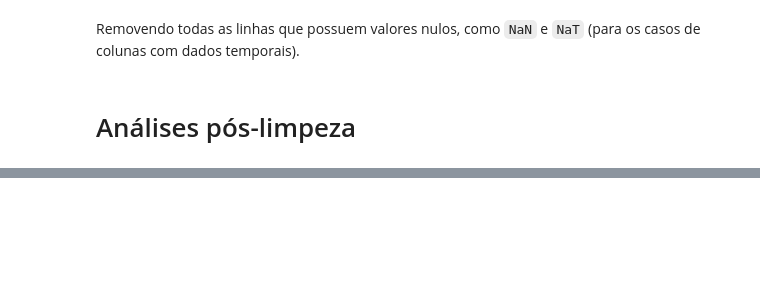
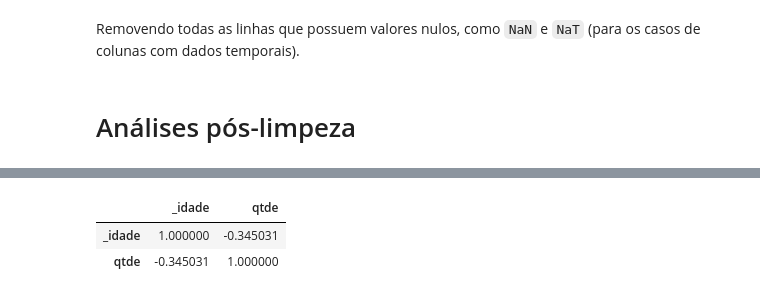
Before and after one commit to migvanderlei/rna-1-2, a Jupyter notebook: rna_covid19_manaus.ipynb, the cells around one changed output, grey strips where cells are left out. Saved outputs shown, nothing was run; the diff lists cells and outputs as text; code cells hidden in the pictures; blank space fills up the shorter version.

```diff
--- a/rna_covid19_manaus.ipynb
+++ b/rna_covid19_manaus.ipynb
@@ -125,0 +130,2 @@ memory usage: 3.2+ MB
+# %%
+data = pd.read_csv('Manaus-preprocessed.csv', sep=';')
@@ -125,0 +253,8 @@ memory usage: 3.2+ MB
+# %%
+idade = data.groupby(by="_idade").size().reset_index(name='qtde')
+# %%
+idade.corr()
+# %% [output]
+|  | _idade | qtde |
+| _idade | 1.000000 | -0.345031 |
+| qtde | -0.345031 | 1.000000 |
```
Also changed, not shown: parts of 24 cells of this notebook.
